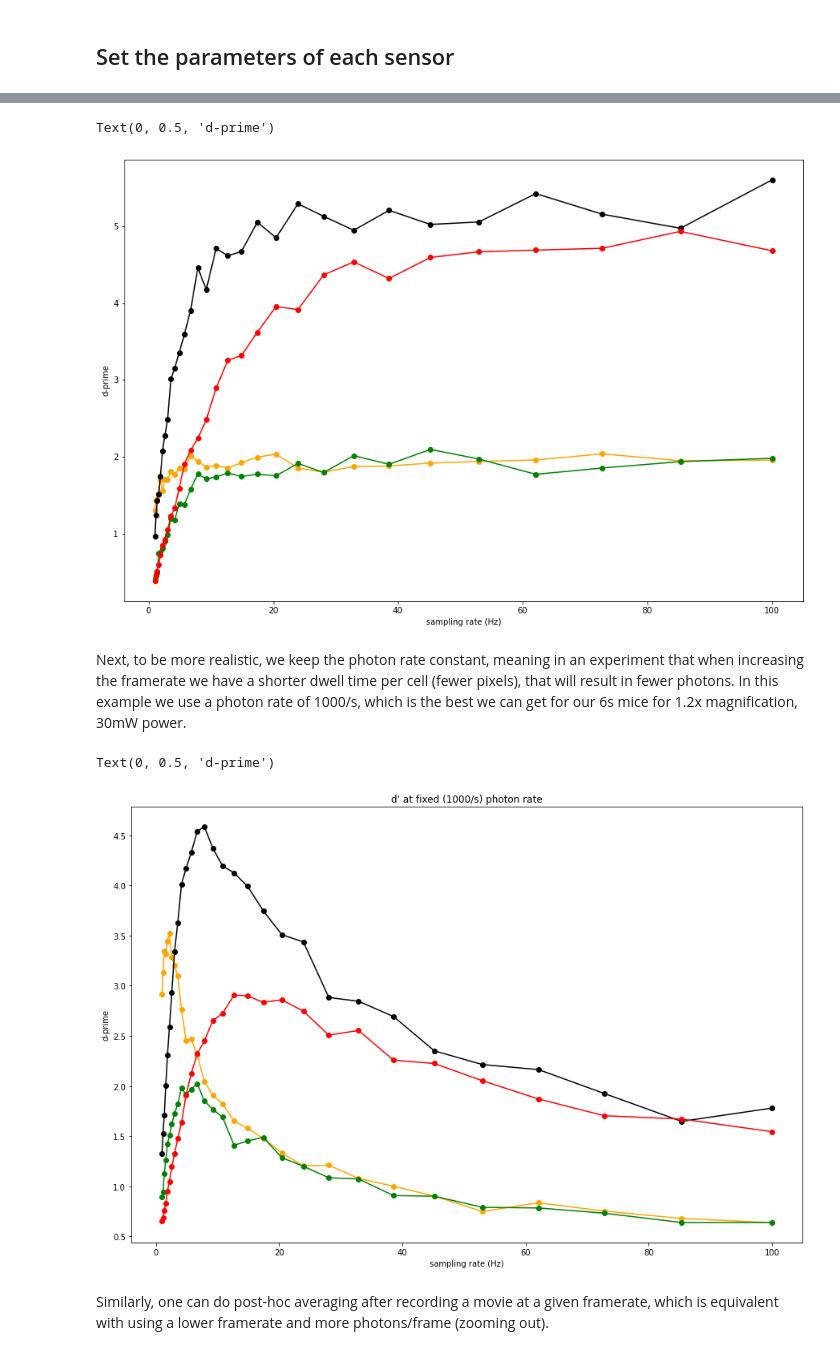
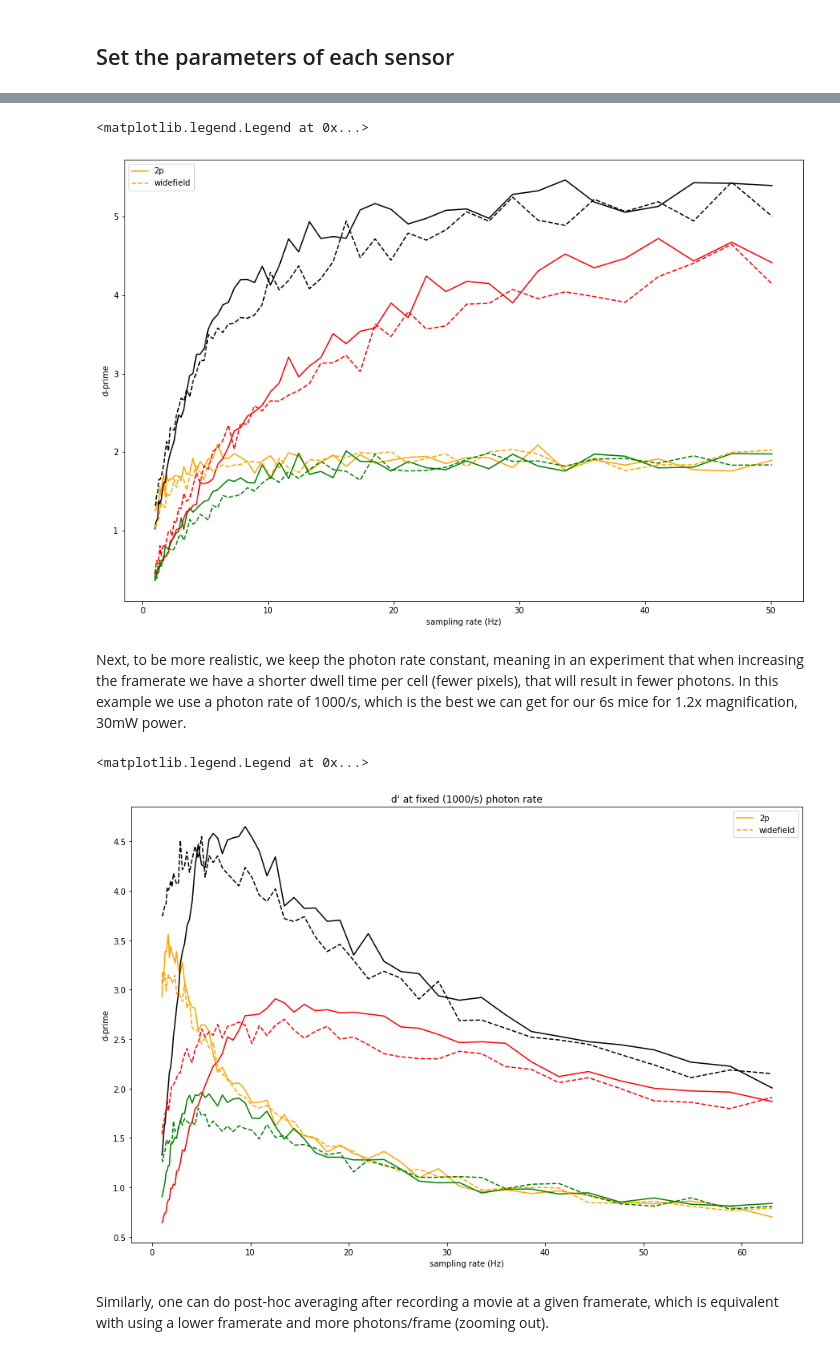
Before and after one commit to rozmar/imaging_strategies, a Jupyter notebook: calcium_sensor_selection.ipynb, the cells around one changed output, grey strips where cells are left out. Cells and saved outputs as stored; diff of their text form; code cells hidden in the pictures.

Commit message:
widefield vs 2p

```diff
--- a/calcium_sensor_selection.ipynb
+++ b/calcium_sensor_selection.ipynb
@@ -94,7 +105,8 @@ parameters = {'6s':{'tau_rise':.07,
                     'color':'red'}}
 
 params_experiment  = {'baseline_photon_count':10,
-                     'noise_photon_count':0}
+                     'noise_photon_count':0,
+                     'exposure_time':1}#ms
 photons_per_s = 5000
 
 example_sampling_rate = 20
@@ -103,6 +115,7 @@ ax_transients = fig_transients.add_subplot(len(parameters.keys())+1,1,1)
 for sensor_i,sensor in enumerate(parameters.keys()):
     params_sensor = parameters[sensor]
     params_experiment['baseline_photon_count'] = photons_per_s/example_sampling_rate
+    params_experiment['exposure_time'] = 1
     transient_dict = simulate_transient(params_sensor, params_experiment)
     ax_transients.plot(transient_dict['t'],transient_dict['transient'],color = transient_dict['color'],label = sensor,linewidth = 2)
     ax_noisy_transients = fig_transients.add_subplot(len(parameters.keys())+1,1,sensor_i+2,sharey = ax_transients,sharex = ax_transients)
@@ -119,57 +134,83 @@ We keep the photon count per frame constant, and increase the framerate (so phot
 # %%
 fig_freq_dprime = plt.figure(figsize = [15,10])
 ax_freq_dprime = fig_freq_dprime.add_subplot(1,1,1)
-sampling_rate_list = np.logspace(0,2,30)#np.arange(1,20,1)
+sampling_rate_list = np.logspace(0,1.7,60)#np.arange(1,20,1)
 samples_to_average = 1
 repeats = 500
 params_experiment['baseline_photon_count'] = 100
+
 dprime_ax_list = []
-for sensor_i,sensor in enumerate(parameters.keys()):
-    params_sensor = parameters[sensor]
-    dprime_list = []
-    for sr_i,sampling_rate in enumerate(sampling_rate_list):
+for imaging_mode in ['2p','widefield']:
+    for sensor_i,sensor in enumerate(parameters.keys()):
+        params_sensor = parameters[sensor]
+        dprime_list = []
+        for sr_i,sampling_rate in enumerate(sampling_rate_list):
 
-        si = int(1000/sampling_rate)
-        dprime = calculate_d_prime_for_trace(params_sensor,params_experiment,sampling_rate,samples_to_average,repeats)
-        dprime_list.append(dprime)
-    ax_freq_dprime.plot(sampling_rate_list,dprime_list,'-o',color = params_sensor['color'])
+            si = int(1000/sampling_rate)
+            if imaging_mode == '2p':
+                params_experiment['exposure_time'] = 1
+                marker = '-'
+            elif imaging_mode == 'widefield':
+                params_experiment['exposure_time'] = si
+                marker = '--'
+
+            dprime = calculate_d_prime_for_trace(params_sensor,params_experiment,sampling_rate,samples_to_average,repeats)
+            dprime_list.append(dprime)
+        if sensor_i == 0:
+
+            ax_freq_dprime.plot(sampling_rate_list,dprime_list,marker,color = params_sensor['color'],label = imaging_mode)
+        else:
+            ax_freq_dprime.plot(sampling_rate_list,dprime_list,marker,color = params_sensor['color'])
 
 
 ax_freq_dprime.set_xlabel('sampling rate (Hz)')
 ax_freq_dprime.set_ylabel('d-prime')
+ax_freq_dprime.legend()
 # %% [output]
-Text(0, 0.5, 'd-prime')
+<matplotlib.legend.Legend at 0x...>
-[figure, old version]
+[figure, new version]
 # %% [markdown]
 Next, to be more realistic, we keep the photon rate constant, meaning in an experiment that when increasing the framerate we have a shorter dwell time per cell (fewer pixels), that will result in fewer photons.
 In this example we use a photon rate of 1000/s, which is the best we can get for our 6s mice for 1.2x magnification, 30mW power.
 # %%
 fig_freq_dprime = plt.figure(figsize = [15,10])
 ax_freq_dprime = fig_freq_dprime.add_subplot(1,1,1)
-sampling_rate_list = np.logspace(0,2,30)#np.arange(1,20,1)
+sampling_rate_list = np.logspace(0,1.8,60)#np.arange(1,20,1)
 samples_to_average = 1
 repeats = 1000
 photons_per_s = 1000
 
 dprime_ax_list = []
-for sensor_i,sensor in enumerate(parameters.keys()):
-    params_sensor = parameters[sensor]
-    dprime_list = []
-    for sr_i,sampling_rate in enumerate(sampling_rate_list):
-        params_experiment['baseline_photon_count'] = photons_per_s/sampling_rate
-        si = int(1000/sampling_rate)
-        dprime = calculate_d_prime_for_trace(params_sensor,params_experiment,sampling_rate,samples_to_average,repeats)
-        dprime_list.append(dprime)
-    ax_freq_dprime.plot(sampling_rate_list,dprime_list,'-o',color = params_sensor['color'])
-    parameters[sensor]['optimal_sr'] = sampling_rate_list[np.argmax(dprime_list)]
+for imaging_mode in ['2p','widefield']:
+    for sensor_i,sensor in enumerate(parameters.keys()):
+        params_sensor = parameters[sensor]
+        dprime_list = []
+        for sr_i,sampling_rate in enumerate(sampling_rate_list):
+            params_experiment['baseline_photon_count'] = photons_per_s/sampling_rate
+            si = int(1000/sampling_rate)
+            if imaging_mode == '2p':
+                params_experiment['exposure_time'] = 1
+                marker = '-'
+            elif imaging_mode == 'widefield':
+                params_experiment['exposure_time'] = si
+                marker = '--'
+            dprime = calculate_d_prime_for_trace(params_sensor,params_experiment,sampling_rate,samples_to_average,repeats)
+            dprime_list.append(dprime)
+        if sensor_i == 0:
+            ax_freq_dprime.plot(sampling_rate_list,dprime_list,marker,color = params_sensor['color'],label = imaging_mode)
+        else:
+            ax_freq_dprime.plot(sampling_rate_list,dprime_list,marker,color = params_sensor['color'])
+        if imaging_mode == '2p':
+            parameters[sensor]['optimal_sr'] = sampling_rate_list[np.argmax(dprime_list)]
 
 
 ax_freq_dprime.set_title("d' at fixed ({}/s) photon rate".format(photons_per_s))
 ax_freq_dprime.set_xlabel('sampling rate (Hz)')
 ax_freq_dprime.set_ylabel('d-prime')
+ax_freq_dprime.legend()
 # %% [output]
-Text(0, 0.5, 'd-prime')
+<matplotlib.legend.Legend at 0x...>
-[figure, old version]
+[figure, new version]
 # %% [markdown]
 Similarly, one can do post-hoc averaging after recording a movie at a given framerate, which is equivalent with using a lower framerate and more photons/frame (zooming out).
 # %%
```
Also changed, not shown: parts of 5 cells of this notebook.
